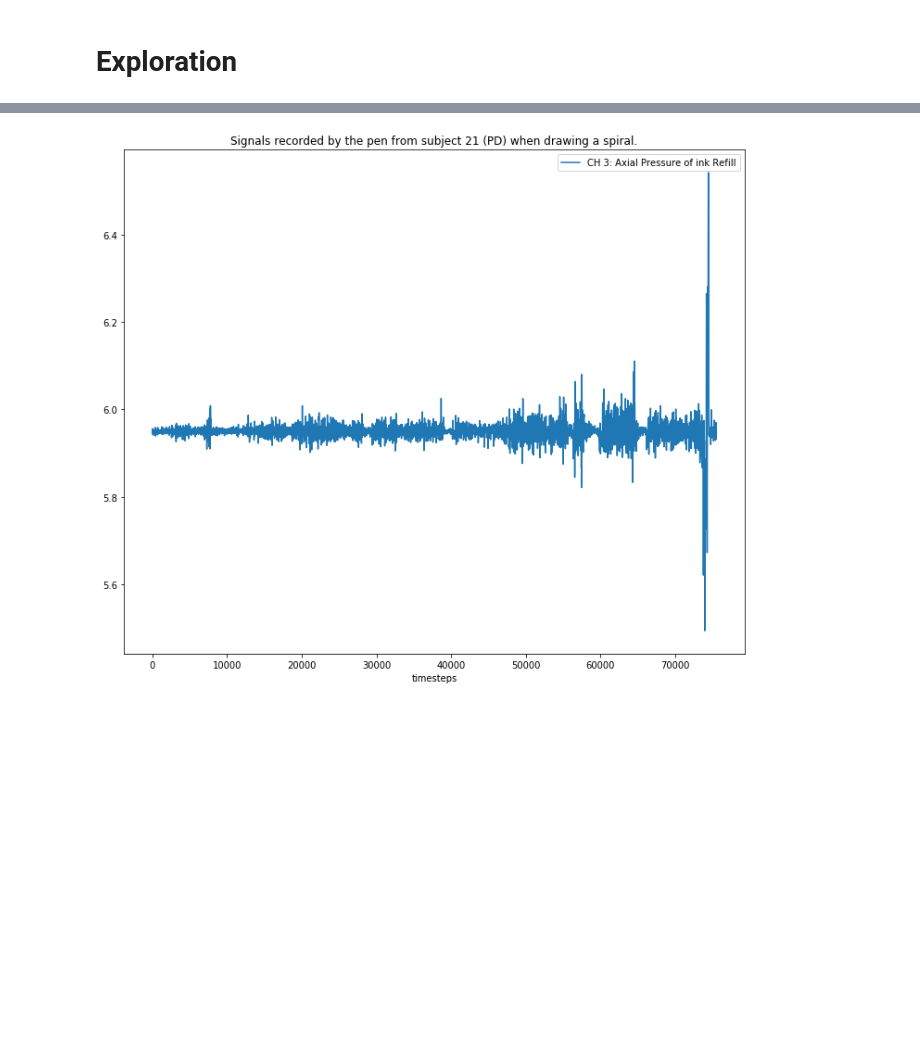
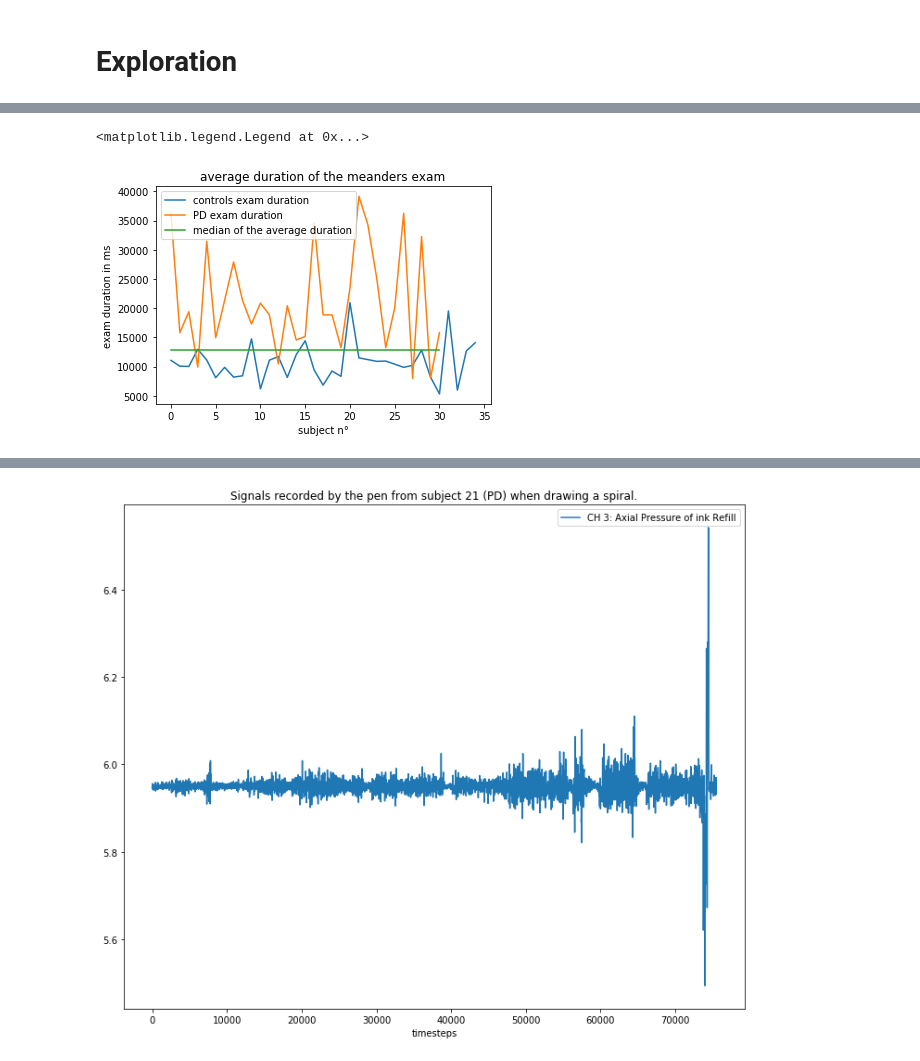
Before and after one commit to PaulLerner/deep_parkinson_handwriting, a Jupyter notebook: newhandpd.ipynb, the cells around one changed output, grey strips where cells are left out. Cells and saved outputs as stored; diff of their text form; code cells hidden in the pictures; blank space fills up the shorter version.

```diff
--- a/newhandpd.ipynb
+++ b/newhandpd.ipynb
@@ -264,13 +293,13 @@ from utils import confusion_matrix,return_metrics
 targets=np.asanyarray(targets)
 model = LinearDiscriminantAnalysis()
 skf = StratifiedKFold(n_splits=10, random_state=1, shuffle=True)
-cv_generator=skf.split(all_lengths[0],targets)
+cv_generator=skf.split(lengths[0],targets)
 metrics=[]
 for train_index, test_index in cv_generator:
     save_predictions=[]
-    for subjects_lengths in all_lengths:
-        subjects_lengths=np.asarray(subjects_lengths)
-        train_data,test_data=subjects_lengths[train_index],subjects_lengths[test_index]
+    for features in lengths:
+        features=np.asarray(features)
+        train_data,test_data=features[train_index],features[test_index]
         train_targets,test_targets=targets[train_index],targets[test_index]
         model.fit(train_data.reshape(-1,1),train_targets)
         predictions=model.predict(test_data.reshape(-1,1))
@@ -309,32 +338,30 @@ from sklearn.preprocessing import scale
 from sklearn.model_selection import StratifiedKFold
 from utils import confusion_matrix
 # %%
-subjects_lengths=scale(subjects_lengths)#preprocessing
+features=scale(list(zip(subjects_lengths,subject_ages)),axis=0)#preprocessing
 
-#numpy to tensor + add batch and feature dimension
-subjects_lengths=torch.Tensor(subjects_lengths).unsqueeze(1).unsqueeze(1)
-
+#numpy to tensor + add batch dimension
+features=torch.Tensor(features).unsqueeze(1)
 targets=torch.Tensor(targets)
 # %%
 loss_fn=torch.nn.BCELoss()#Binary cross entropy
 
-learning_rate = 0.1
-optimizer = torch.optim.Adam(model.parameters(), lr=learning_rate)
+learning_rate = 0.01
 # %%
 fold=[]
 skf = StratifiedKFold(n_splits=10, random_state=1, shuffle=True)
 for _ in range(1):
-    cv_generator=skf.split(subjects_lengths,targets)
+    cv_generator=skf.split(features,targets)
     metrics=[]
     for train_index, test_index in cv_generator:
         predictions=[]#predictions.append(round(output))
         np.random.shuffle(train_index)
         model=torch.nn.Sequential(
-        torch.nn.Linear(1,1),
-        torch.nn.Sigmoid())
+            torch.nn.Linear(2,1),
+            torch.nn.Sigmoid())
         optimizer = torch.optim.Adam(model.parameters(), lr=learning_rate)
         for i in train_index:
-            output=model(subjects_lengths[i]).squeeze(0).squeeze(0)
+            output=model(features[i]).squeeze(0).squeeze(0)
 
             loss = loss_fn(output, targets[i])
             loss.backward()
@@ -343,7 +370,7 @@ for _ in range(1):
 
         y_true=[targets[i] for i in test_index]
         for i in test_index:
-            output=model(subjects_lengths[i]).squeeze(0).squeeze(0)
+            output=model(features[i]).squeeze(0).squeeze(0)
             predictions.append(round(output.item()))
         #print(predictions)
         tn, fp, fn, tp, false_i = confusion_matrix(y_true=y_true,y_pred=predictions)
@@ -353,7 +380,7 @@ for _ in range(1):
         ppv = tp/(tp+fp) if tp+fp != 0 else 0.0 #without predicted positives the ppv should be 0
         npv = tn/(tn+fn) if tn+fn !=0 else 0.0 #idem
         metrics.append([accuracy,sensitivity,specificity,ppv,npv])
-    print(np.mean(metrics,axis=0))
-    print(np.std(metrics,axis=0))
+    for m,s in list(zip(np.mean(metrics,axis=0),np.std(metrics,axis=0))):
+        print("{:.2f} ± ({:.2f})".format(m,s),end=" | ")
     fold.append(np.mean(metrics,axis=0))
 # %% [output]
@@ -386,0 +412,11 @@ We can clearly see a gap after subject n°30, which is the last PD patient.
+# %%
+plt.title("average duration of the meanders exam".format(task))
+plt.plot(np.mean(meanders_lengths,axis=0)[31:],label="controls exam duration")
+plt.plot(np.mean(meanders_lengths,axis=0)[:31],label="PD exam duration")
+plt.plot([np.median(np.mean(meanders_lengths,axis=0)) for _ in range(31)],label="median of the average duration")
+plt.xlabel("subject n°")
+plt.ylabel("exam duration in ms")
+plt.legend()
+# %% [output]
+<matplotlib.legend.Legend at 0x...>
+[figure, added]
```
Also changed, not shown: parts of 39 cells of this notebook, 1 other file.
